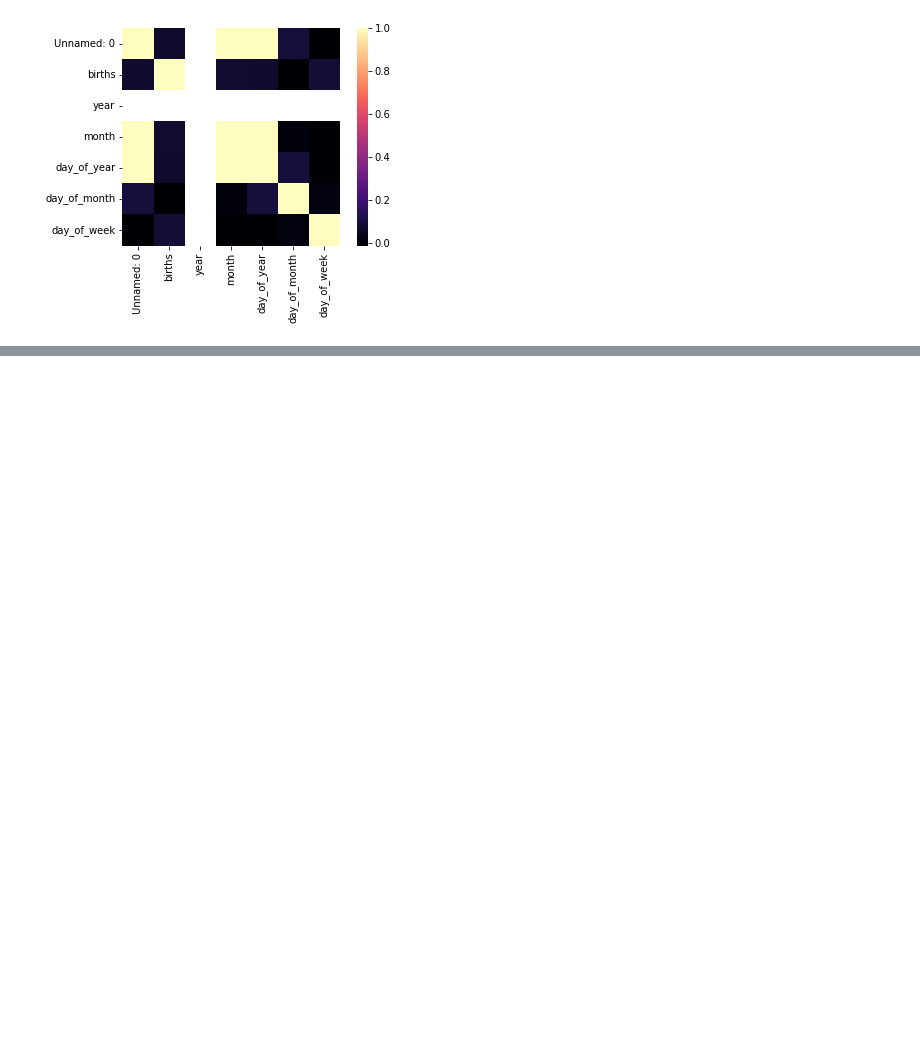
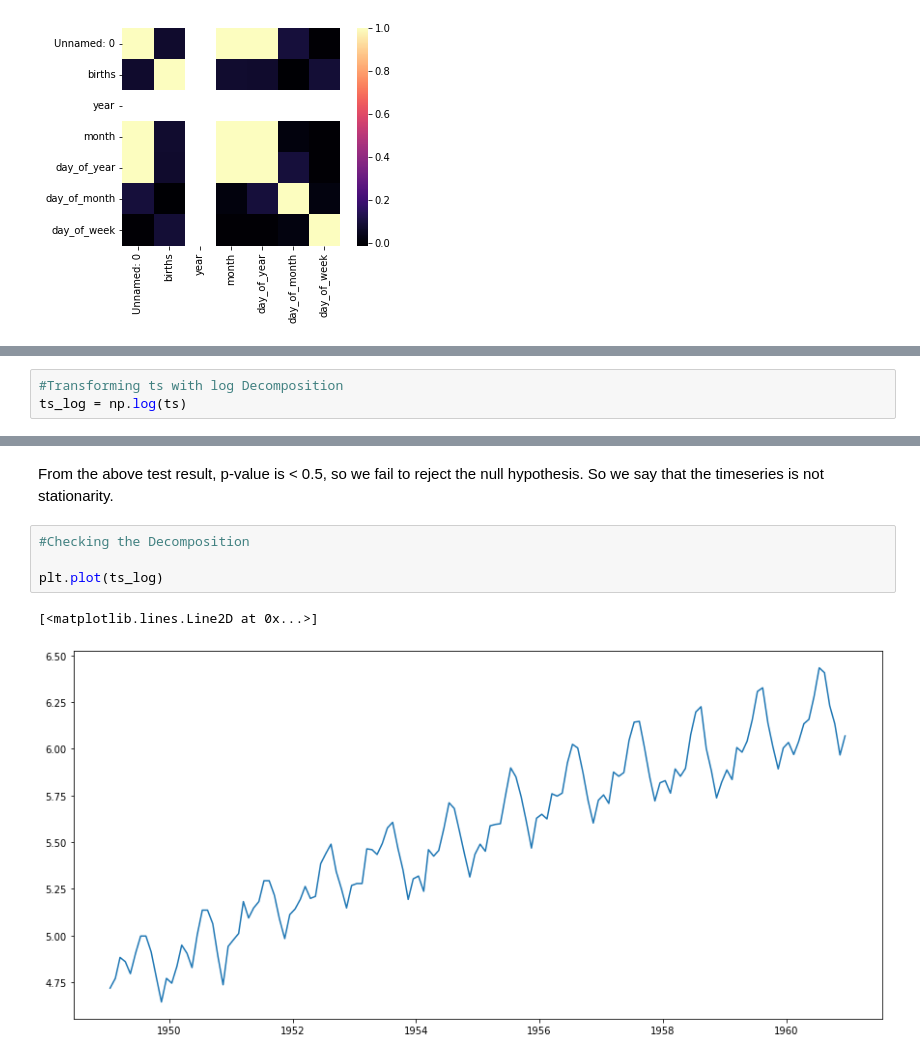
Before and after one commit to mrazzaqe/Machine-Learing, a Jupyter notebook: timeseriesanalysis.ipynb, the cells around one changed output, grey strips where cells are left out. Cells and saved outputs as stored; diff of their text form; blank space fills up the shorter version.

```diff
--- a/timeseriesanalysis.ipynb
+++ b/timeseriesanalysis.ipynb
@@ -64,0 +158,3 @@ sns.heatmap(data=correlation, square=True, cmap="magma")
+# %%
+#Transforming ts with log Decomposition
+ts_log = np.log(ts)
@@ -64,0 +196,10 @@ sns.heatmap(data=correlation, square=True, cmap="magma")
+# %% [markdown]
+From the above test result, p-value is < 0.5, so we fail to reject the null hypothesis. So we say that the
+timeseries is not stationarity.
+# %%
+#Checking the Decomposition
+
+plt.plot(ts_log)
+# %% [output]
+[<matplotlib.lines.Line2D at 0x...>]
+[figure, added]
```
Also changed, not shown: parts of 17 cells of this notebook, 1 other file.
